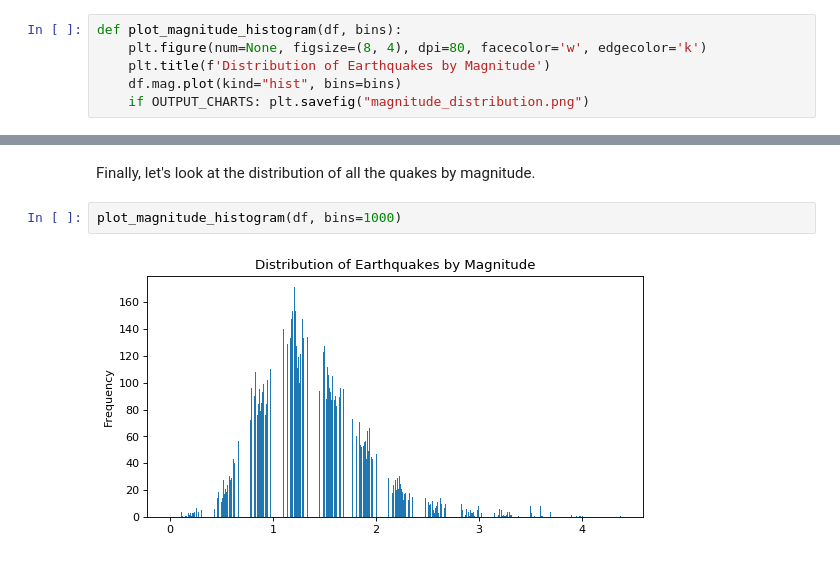
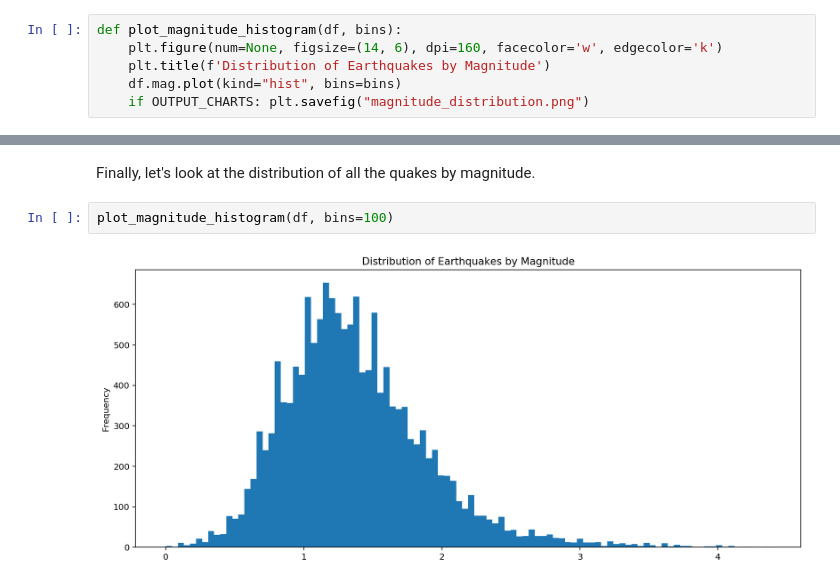
Before and after one commit to jakesnow/quakes, a Jupyter notebook: Quakes.ipynb, the cells around one changed output, grey strips where cells are left out. Drawn from its saved outputs; the diff is of its cells as text.

Commit message:
Change number of bins in last histogram

```diff
--- a/Quakes.ipynb
+++ b/Quakes.ipynb
@@ -167,7 +170,7 @@ def plot_year(df, year):
     if OUTPUT_CHARTS: plt.savefig(f"quakes_{year}.png")
 # %%
 def plot_magnitude_histogram(df, bins):
-    plt.figure(num=None, figsize=(8, 4), dpi=80, facecolor='w', edgecolor='k')
+    plt.figure(num=None, figsize=(14, 6), dpi=160, facecolor='w', edgecolor='k')
     plt.title(f'Distribution of Earthquakes by Magnitude')
     df.mag.plot(kind="hist", bins=bins)
     if OUTPUT_CHARTS: plt.savefig("magnitude_distribution.png")
@@ -210,6 +213,6 @@ plot_month(df,2,2018)
 # %% [markdown]
 Finally, let's look at the distribution of all the quakes by magnitude.
 # %%
-plot_magnitude_histogram(df, bins=1000)
+plot_magnitude_histogram(df, bins=100)
 # %% [output]
-[figure, old version]
+[figure, new version]
```
Also changed, not shown: parts of 11 cells of this notebook.
